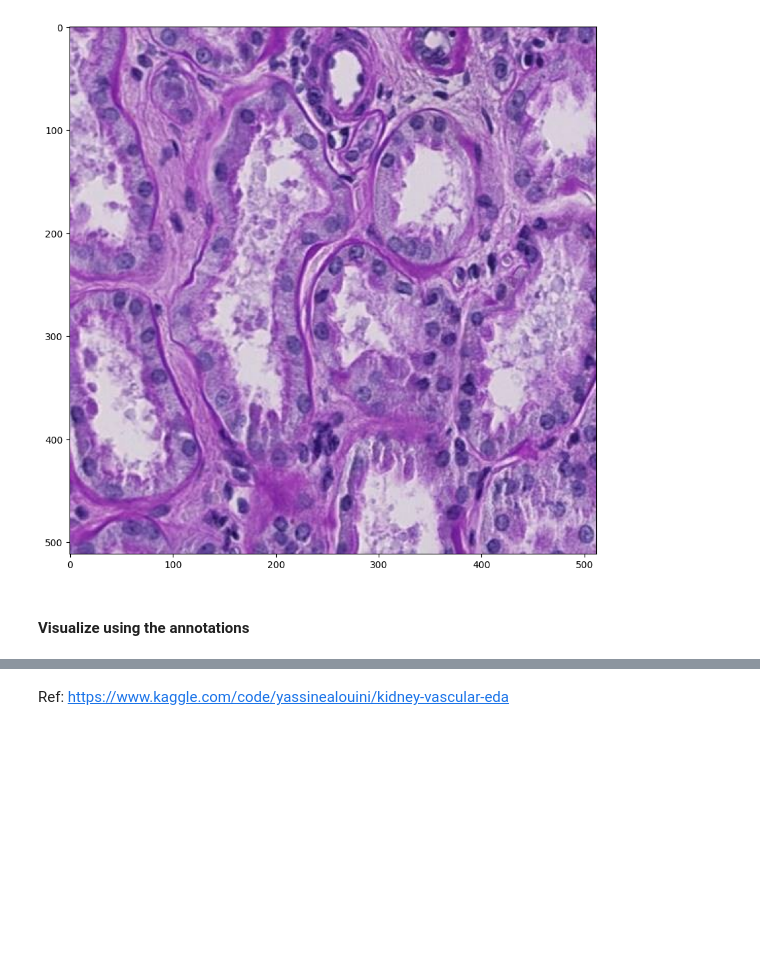
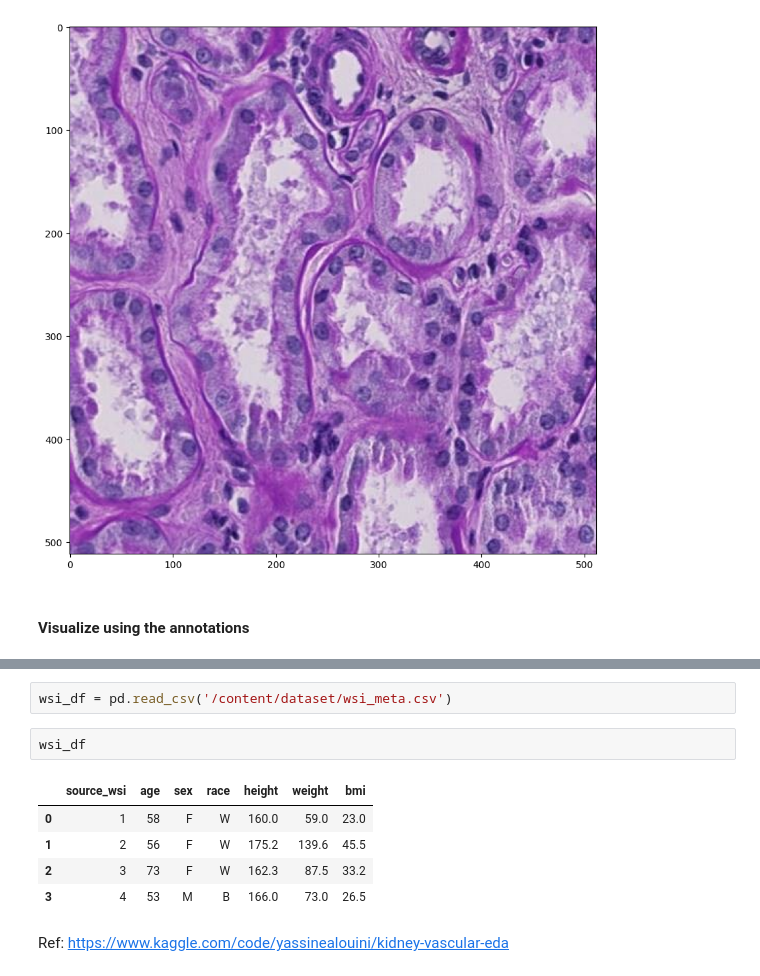
Before and after one commit to RoseJaisil/Kaggle_competitions, a Jupyter notebook: Kaggle_Project_Hacking_the_Human_Vasculature.ipynb, the cells around one changed output, grey strips where cells are left out. Saved outputs shown, nothing was run; the diff lists cells and outputs as text; blank space fills up the shorter version.

```diff
--- a/Kaggle_Project_Hacking_the_Human_Vasculature.ipynb
+++ b/Kaggle_Project_Hacking_the_Human_Vasculature.ipynb
@@ -75,2 +105,12 @@ fig.show()
+# %%
+wsi_df = pd.read_csv('/content/dataset/wsi_meta.csv')
+# %%
+wsi_df
+# %% [output]
+|  | source_wsi | age | sex | race | height | weight | bmi |
+| 0 | 1 | 58 | F | W | 160.0 | 59.0 | 23.0 |
+| 1 | 2 | 56 | F | W | 175.2 | 139.6 | 45.5 |
+| 2 | 3 | 73 | F | W | 162.3 | 87.5 | 33.2 |
+| 3 | 4 | 53 | M | B | 166.0 | 73.0 | 26.5 |
 # %% [markdown]
 Ref: https://www.kaggle.com/code/yassinealouini/kidney-vascular-eda
```
Also changed, not shown: parts of 4 cells of this notebook.
